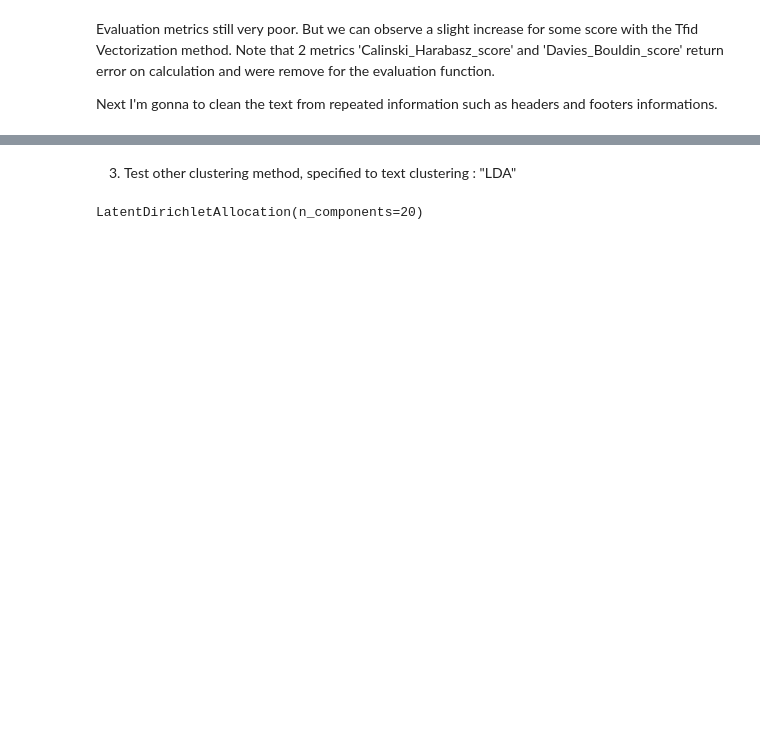
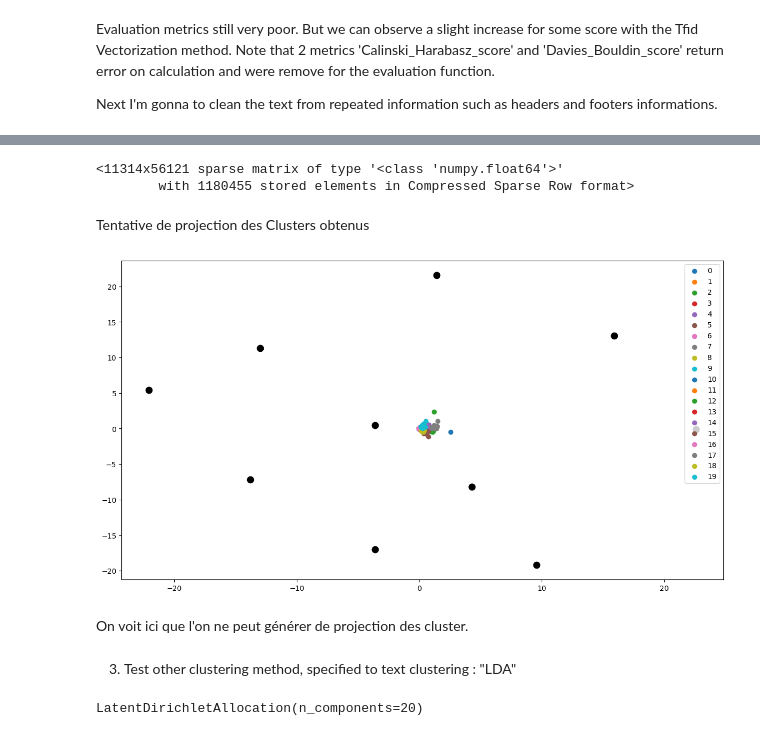
Before and after one commit to FabienS2A/simplon_datai_2025, a Jupyter notebook: notebook/20newsgroup_clust.ipynb, the cells around one changed output, grey strips where cells are left out. Saved outputs shown, nothing was run; the diff lists cells and outputs as text; code cells hidden in the pictures; blank space fills up the shorter version.

```diff
--- a/notebook/20newsgroup_clust.ipynb
+++ b/notebook/20newsgroup_clust.ipynb
@@ -178,3 +419,10 @@ Evaluation metrics still very poor. But we can observe a slight increase for som
 Note that 2 metrics 'Calinski_Harabasz_score' and 'Davies_Bouldin_score' return error on calculation and were remove for the evaluation function.
 
 Next I'm gonna to clean the text from repeated information such as headers and footers informations.
+# %%
+order_centroids = model_Tfid.cluster_centers_.argsort()[:, ::-1]
+terms = TfidV.get_feature_names_out()
+for i in range (k):
+    print("Cluster %d:" %(i+1))
+    for ind in order_centroids[i, :10]:
+        print(' %s' % terms[ind])
@@ -180,0 +447,7 @@ Next I'm gonna to clean the text from repeated information such as headers and f
+# %%
+order_centroids = model_CountV.cluster_centers_.argsort()[:, ::-1]
+terms = CountV.get_feature_names_out()
+for i in range (k):
+    print("Cluster %d:" %(i+1))
+    for ind in order_centroids[i, :10]:
+        print(' %s' % terms[ind])
@@ -181,3 +472,34 @@ Next I'm gonna to clean the text from repeated information such as headers and f
+# %%
+TfidV_train
+# %% [output]
+<11314x56121 sparse matrix of type '<class 'numpy.float64'>'
+        with 1180455 stored elements in Compressed Sparse Row format>
+# %% [markdown]
+Tentative de projection des Clusters obtenus
+# %%
+# PCA Transformation - Reduce dimension to a 2D features shape.
+from sklearn.decomposition import PCA
+
+pca = PCA(2)
+X2_TfidV = pca.fit_transform(df_TfidV_train)
+
+
+y_pred_Tfid = model_Tfid.fit_predict(X2_TfidV)
+# %%
+centroids = model.cluster_centers_
+unique_labels = np.unique(y_pred_Tfid)
+
+# Plot 2D result
+fig = plt.figure(1, figsize=(15, 8))
+for i in unique_labels:
+    plt.scatter(X2_TfidV[y_pred_Tfid == i , 0] , X2_TfidV[y_pred_Tfid == i , 1] , label=i)
+plt.scatter(centroids[:,0] , centroids[:,1] , s=80, color='k')
+plt.legend()
+plt.show()
+# %% [output]
+[figure, added]
+# %% [markdown]
+On voit ici que l'on ne peut générer de projection des cluster.
 # %% [markdown]
 3) Test other clustering method, specified to text clustering : "LDA"
 # %%
```
Also changed, not shown: parts of 26 cells of this notebook, 1 other file.
